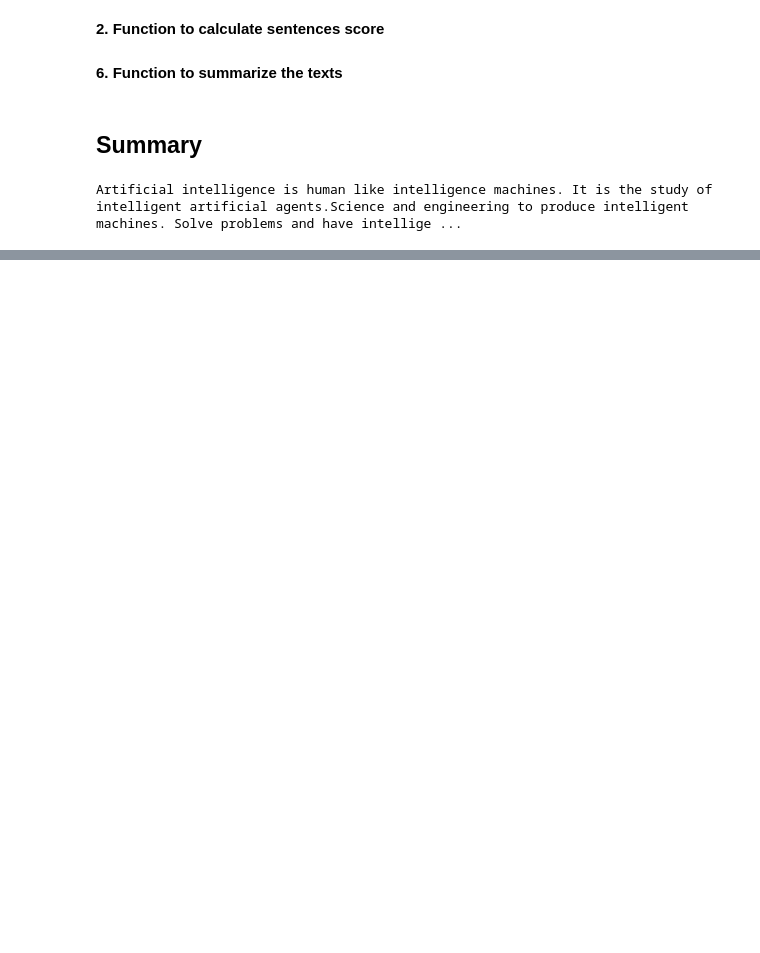
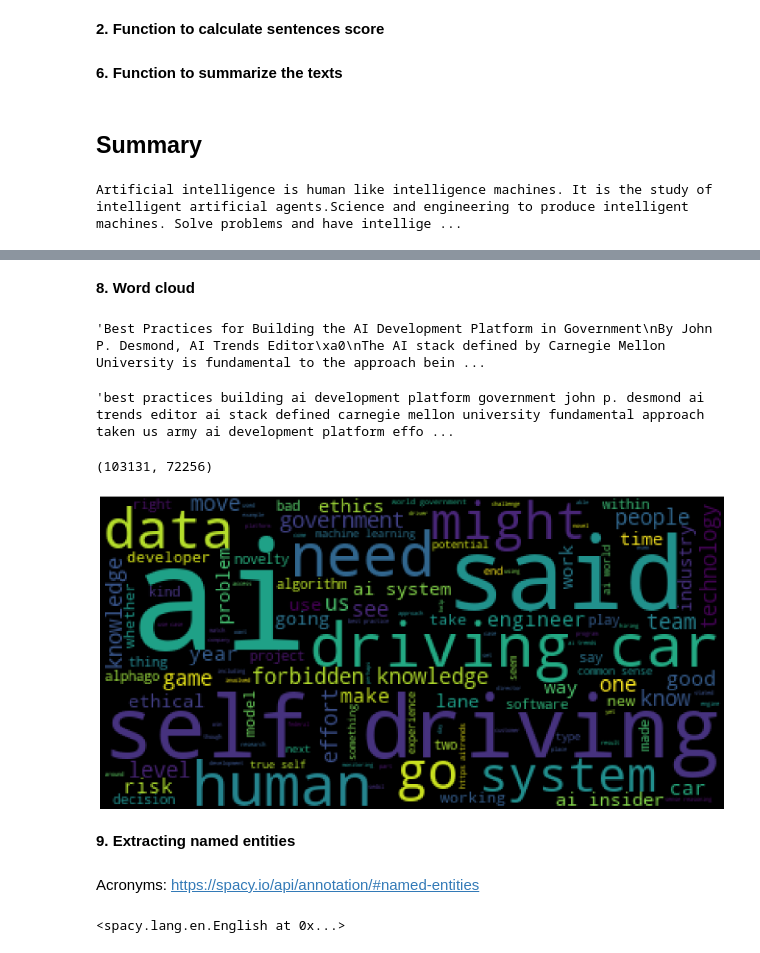
Before and after one commit to asifazimi/P1-summarization, a Jupyter notebook: notebooks/luhn-algorithm.ipynb, the cells around one changed output, grey strips where cells are left out. Saved outputs shown, nothing was run; the diff lists cells and outputs as text; code cells hidden in the pictures; blank space fills up the shorter version.

```diff
--- a/notebooks/luhn-algorithm.ipynb
+++ b/notebooks/luhn-algorithm.ipynb
@@ -149,0 +261,3 @@ Artificial intelligence is human like intelligence machines. It is the study of
+# %%
+blog_articles = json.load(open("articles.json")) # read the articles from the JSON file
+blog_articles
@@ -149,0 +285,35 @@ Artificial intelligence is human like intelligence machines. It is the study of
+# %% [markdown]
+**8. Word cloud**
+# %%
+feed_content = ""
+for article in blog_articles:
+    feed_content += article["title"] + "\n"
+    feed_content += article["content"] + "\n"
+feed_content
+# %% [output]
+'Best Practices for Building the AI Development Platform in Government\nBy John P. Desmond, AI Trends Editor\xa0\nThe AI stack defined by Carnegie Mellon University is fundamental to the approach bein ...
+# %%
+formatted_feed_content = preprocess(feed_content) # remove stopwords and punctuation
+formatted_feed_content
+# %% [output]
+'best practices building ai development platform government john p. desmond ai trends editor ai stack defined carnegie mellon university fundamental approach taken us army ai development platform effo ...
+# %%
+len(feed_content), len(formatted_feed_content)
+# %% [output]
+(103131, 72256)
+# %%
+plt.figure(figsize=(20,20)) # seeing word count in this article feed
+plt.imshow(WordCloud().generate(formatted_feed_content))
+plt.axis("off")
+plt.show()
+# %% [output]
+[figure, added]
+# %% [markdown]
+**9. Extracting named entities**
+# %% [markdown]
+Acronyms: https://spacy.io/api/annotation/#named-entities
+# %%
+nlp = spacy.load("en_core_web_sm")
+nlp
+# %% [output]
+<spacy.lang.en.English at 0x...>
```
Also changed, not shown: parts of 24 cells of this notebook, 2 other files.
